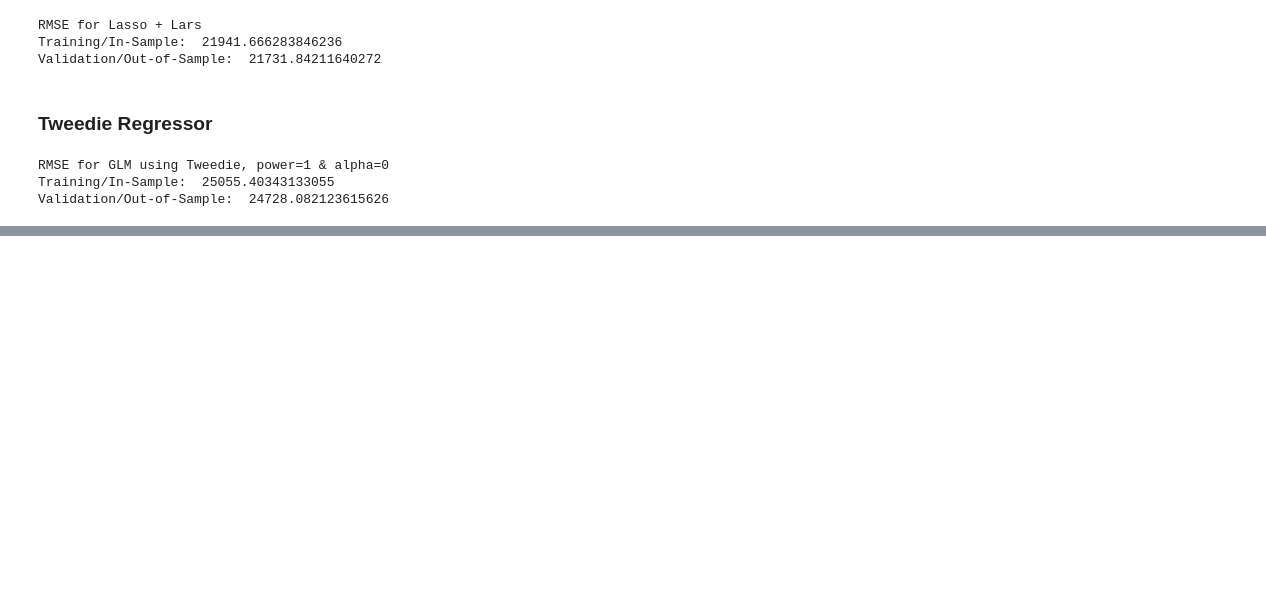
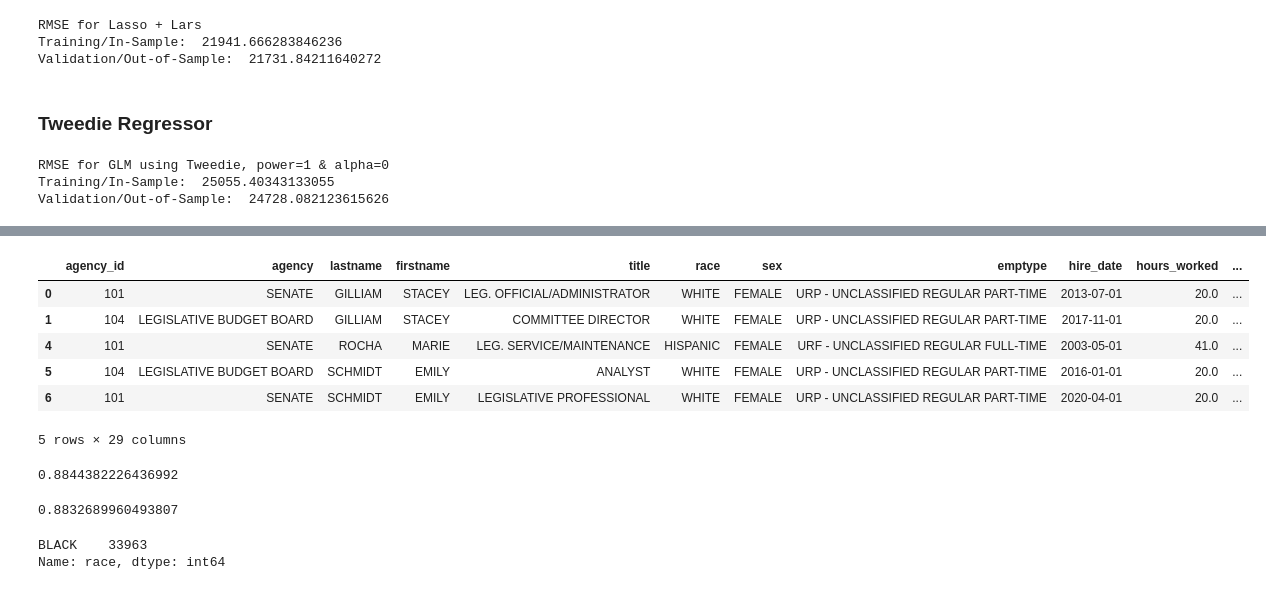
Before and after one commit to Texas-Government-Employee-Salaries/Predicting-Salaries, a Jupyter notebook: mccrosky_rough_with_scripts.ipynb, the cells around one changed output, grey strips where cells are left out. Drawn from its saved outputs; the diff is of its cells as text; code cells hidden in the pictures; blank space fills up the shorter version.

```diff
--- a/mccrosky_rough_with_scripts.ipynb
+++ b/mccrosky_rough_with_scripts.ipynb
@@ -815,0 +857,14 @@ Validation/Out-of-Sample:  24728.082123615626
+# %%
+female.head()
+# %% [output]
+|  | agency_id | agency | lastname | firstname | title | race | sex | emptype | hire_date | hours_worked | ... |
+| 0 | 101 | SENATE | GILLIAM | STACEY | LEG. OFFICIAL/ADMINISTRATOR | WHITE | FEMALE | URP - UNCLASSIFIED REGULAR PART-TIME | 2013-07-01 | 20.0 | ... |
+| 1 | 104 | LEGISLATIVE BUDGET BOARD | GILLIAM | STACEY | COMMITTEE DIRECTOR | WHITE | FEMALE | URP - UNCLASSIFIED REGULAR PART-TIME | 2017-11-01 | 20.0 | ... |
+| 4 | 101 | SENATE | ROCHA | MARIE | LEG. SERVICE/MAINTENANCE | HISPANIC | FEMALE | URF - UNCLASSIFIED REGULAR FULL-TIME | 2003-05-01 | 41.0 | ... |
+| 5 | 104 | LEGISLATIVE BUDGET BOARD | SCHMIDT | EMILY | ANALYST | WHITE | FEMALE | URP - UNCLASSIFIED REGULAR PART-TIME | 2016-01-01 | 20.0 | ... |
+| 6 | 101 | SENATE | SCHMIDT | EMILY | LEGISLATIVE PROFESSIONAL | WHITE | FEMALE | URP - UNCLASSIFIED REGULAR PART-TIME | 2020-04-01 | 20.0 | ... |
+5 rows × 29 columns
+# %%
+female.annual_salary.mean() / male.annual_salary.mean()
+# %% [output]
+0.8844382226436992
@@ -815,0 +874,4 @@ Validation/Out-of-Sample:  24728.082123615626
+# %%
+femalet.annual_salary.mean() / malet.annual_salary.mean()
+# %% [output]
+0.8832689960493807
@@ -815,0 +881,5 @@ Validation/Out-of-Sample:  24728.082123615626
+# %%
+black.race.value_counts()
+# %% [output]
+BLACK    33963
+Name: race, dtype: int64
```
Also changed, not shown: parts of 22 cells of this notebook.
